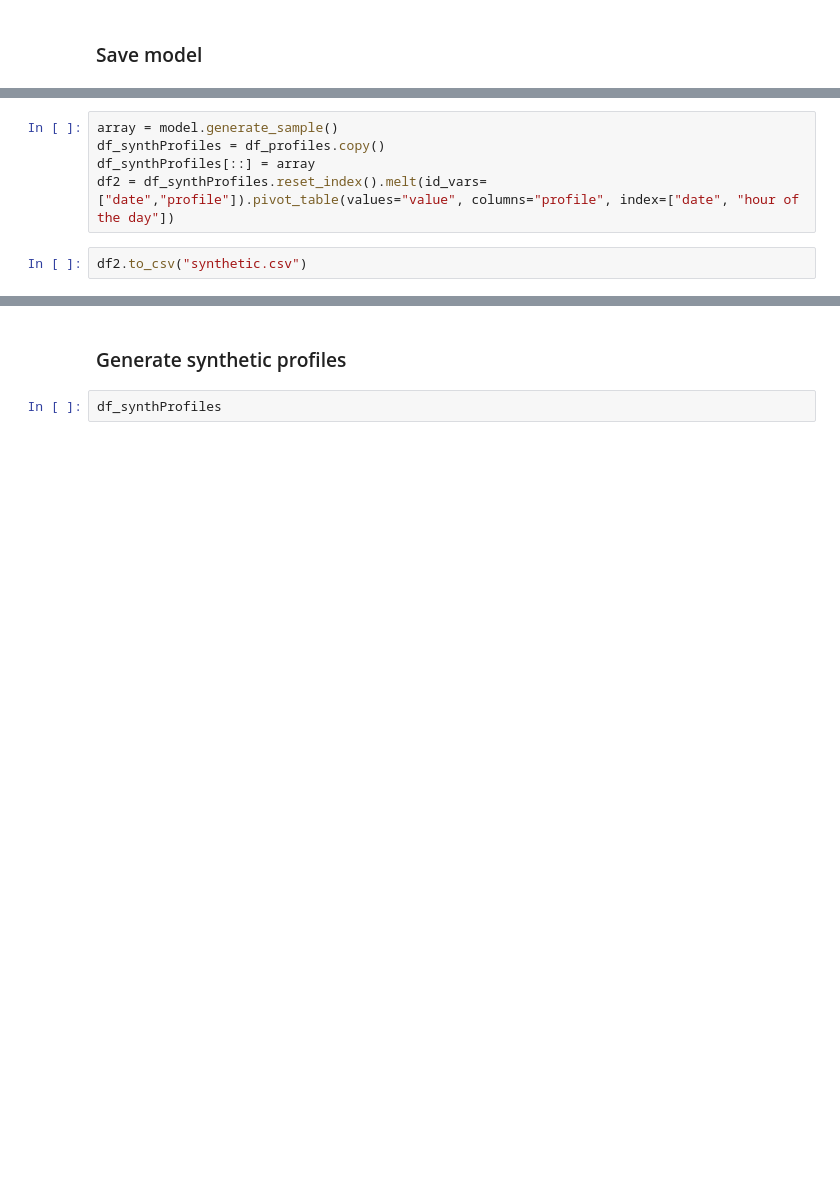
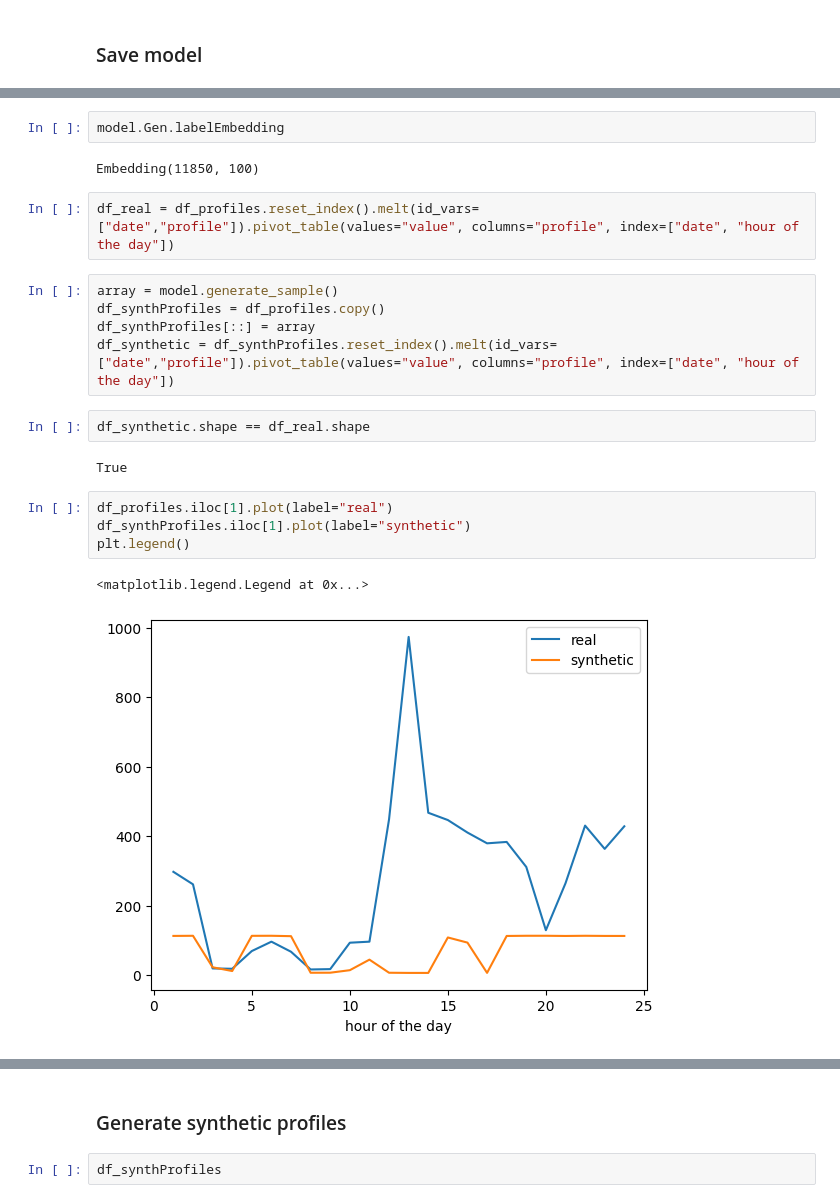
Before and after one commit to PhilippMaschi/GAN, a Jupyter notebook: main_2.ipynb, the cells around one changed output, grey strips where cells are left out. Saved outputs shown, nothing was run; the diff lists cells and outputs as text; blank space fills up the shorter version.

```diff
--- a/main_2.ipynb
+++ b/main_2.ipynb
@@ -103,7 +163,22 @@ model = torch.load("models/model_cluster_1_of_15_DBSCAN_2023-11-25_test.pt")
+# %%
+model.Gen.labelEmbedding
+# %% [output]
+Embedding(11850, 100)
+# %%
+df_real = df_profiles.reset_index().melt(id_vars=["date","profile"]).pivot_table(values="value", columns="profile", index=["date", "hour of the day"])
 # %%
 array = model.generate_sample()
 df_synthProfiles = df_profiles.copy()
 df_synthProfiles[::] = array
-df2 = df_synthProfiles.reset_index().melt(id_vars=["date","profile"]).pivot_table(values="value", columns="profile", index=["date", "hour of the day"])
+df_synthetic = df_synthProfiles.reset_index().melt(id_vars=["date","profile"]).pivot_table(values="value", columns="profile", index=["date", "hour of the day"])
-# %%
-df2.to_csv("synthetic.csv")
+# %%
+df_synthetic.shape == df_real.shape
+# %% [output]
+True
+# %%
+df_profiles.iloc[1].plot(label="real")
+df_synthProfiles.iloc[1].plot(label="synthetic")
+plt.legend()
+# %% [output]
+<matplotlib.legend.Legend at 0x...>
+[figure, added]
```
Also changed, not shown: parts of 14 cells of this notebook.
